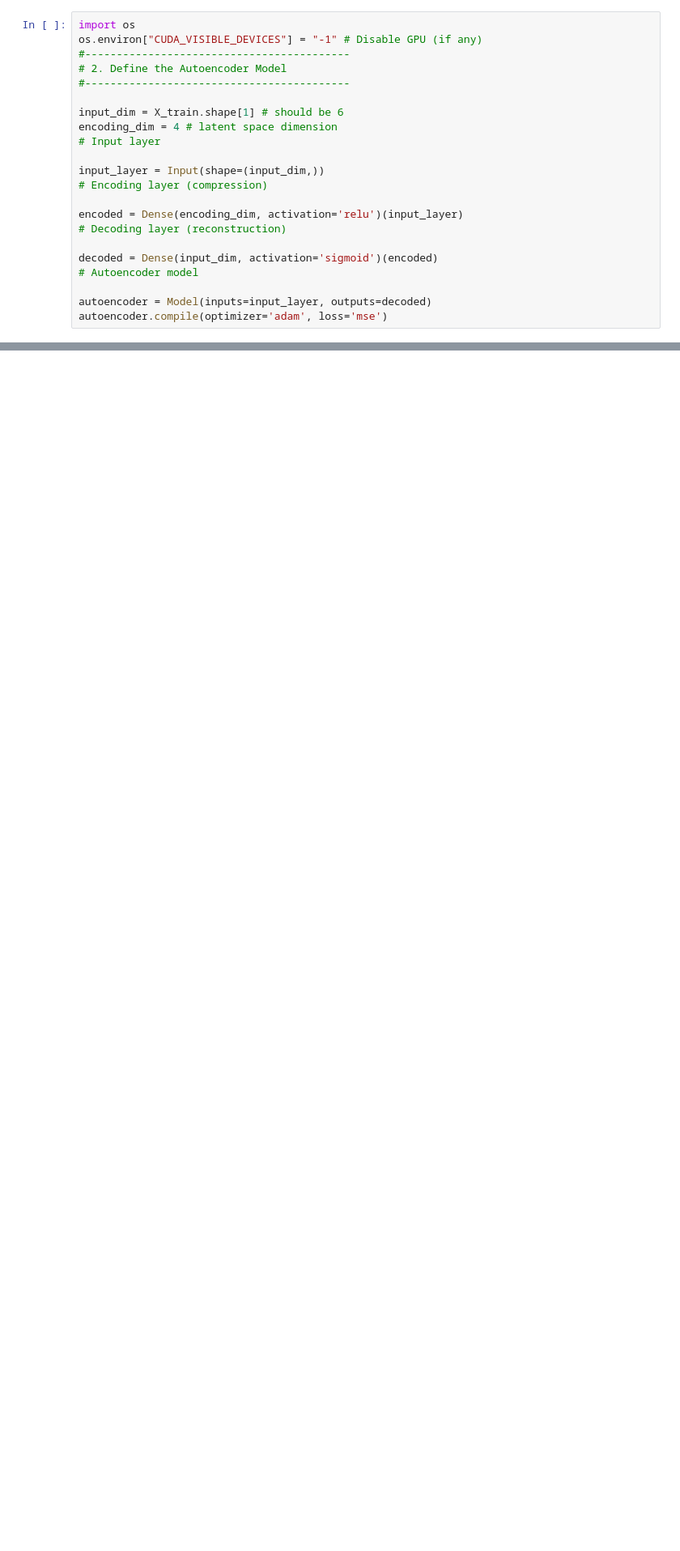
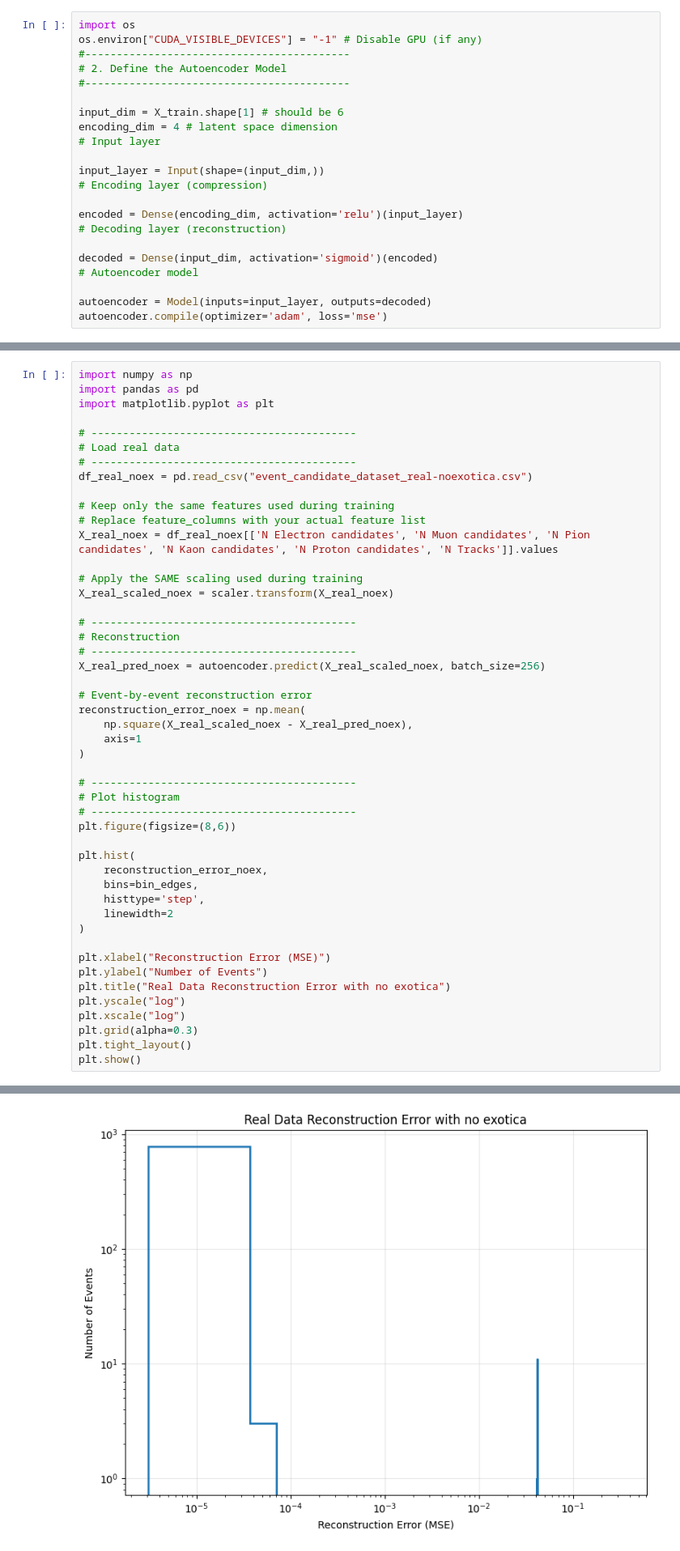
Before and after one commit to User76251/Exam_project, a Jupyter notebook: Autoencoder.ipynb, the cells around one changed output, grey strips where cells are left out. Shown at 81% size. Drawn from its saved outputs; the diff is of its cells as text; blank space fills up the shorter version.

```diff
--- a/Autoencoder.ipynb
+++ b/Autoencoder.ipynb
@@ -162,0 +236,49 @@ Training stopped at epoch 7
+# %%
+import numpy as np
+import pandas as pd
+import matplotlib.pyplot as plt
+
+# ------------------------------------------
+# Load real data
+# ------------------------------------------
+df_real_noex = pd.read_csv("event_candidate_dataset_real-noexotica.csv")
+
+# Keep only the same features used during training
+# Replace feature_columns with your actual feature list
+X_real_noex = df_real_noex[['N Electron candidates', 'N Muon candidates', 'N Pion candidates', 'N Kaon candidates', 'N Proton candidates', 'N Tracks']].values
+
+# Apply the SAME scaling used during training
+X_real_scaled_noex = scaler.transform(X_real_noex)
+
+# ------------------------------------------
+# Reconstruction
+# ------------------------------------------
+X_real_pred_noex = autoencoder.predict(X_real_scaled_noex, batch_size=256)
+
+# Event-by-event reconstruction error
+reconstruction_error_noex = np.mean(
+    np.square(X_real_scaled_noex - X_real_pred_noex),
+    axis=1
+)
+
+# ------------------------------------------
+# Plot histogram
+# ------------------------------------------
+plt.figure(figsize=(8,6))
+
+plt.hist(
+    reconstruction_error_noex,
+    bins=bin_edges,
+    histtype='step',
+    linewidth=2
+)
+
+plt.xlabel("Reconstruction Error (MSE)")
+plt.ylabel("Number of Events")
+plt.title("Real Data Reconstruction Error with no exotica")
+plt.yscale("log")
+plt.xscale("log")
+plt.grid(alpha=0.3)
+plt.tight_layout()
+plt.show()
+# %% [output]
@@ -162,0 +286 @@ Training stopped at epoch 7
+[figure, added]
```
Also changed, not shown: parts of 16 cells of this notebook, 1 other file.
